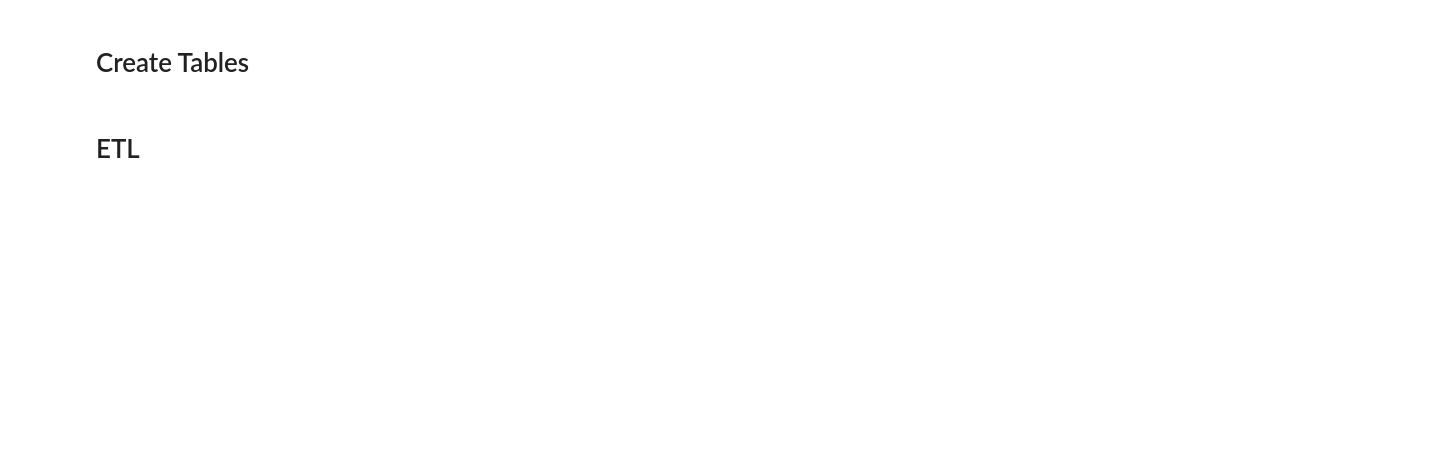
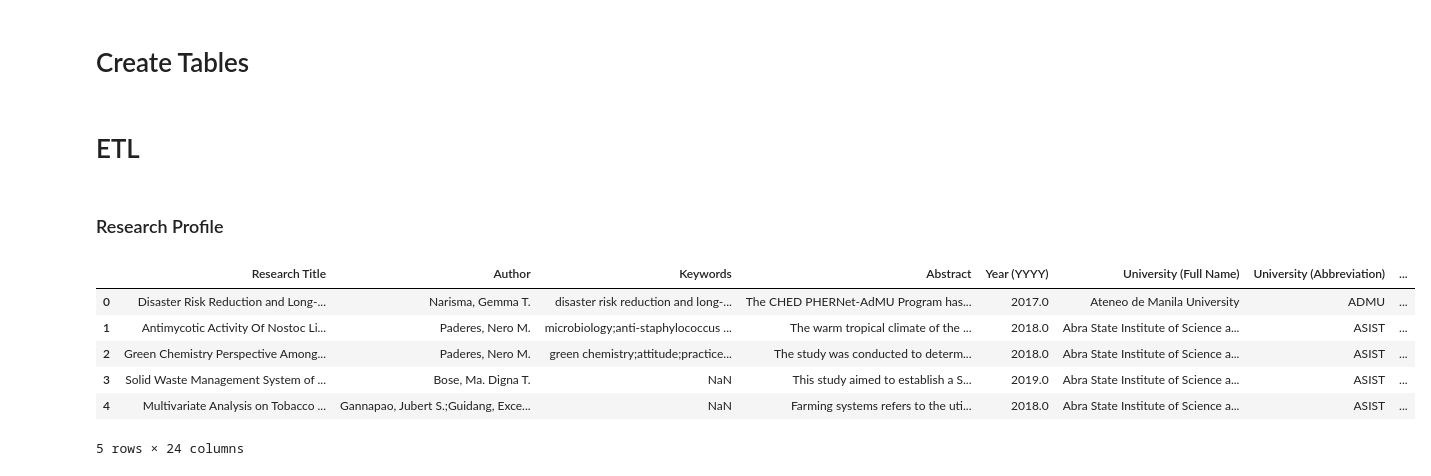
Before and after one commit to pgplarosa/herd-backend, a Jupyter notebook: notebooks/etl.ipynb, the cells around one changed output. Drawn from its saved outputs; the diff is of its cells as text; code cells hidden in the pictures; blank space fills up the shorter version.

```diff
--- a/notebooks/etl.ipynb
+++ b/notebooks/etl.ipynb
@@ -159,8 +204,19 @@ def create_tables(cur, conn):
 create_tables(cur, conn)
 # %% [markdown]
 # ETL
+# %% [markdown]
+### Research Profile
 # %%
 res_prof = pd.read_excel('../data/cleaned/research_profile.xlsx')
+display(res_prof.iloc[:, 2:-1].head())
+# %% [output]
+|  | Research Title | Author | Keywords | Abstract | Year (YYYY) | University (Full Name) | University (Abbreviation) | ... |
+| 0 | Disaster Risk Reduction and Long-... | Narisma, Gemma T. | disaster risk reduction and long-... | The CHED PHERNet-AdMU Program has... | 2017.0 | Ateneo de Manila University | ADMU | ... |
+| 1 | Antimycotic Activity Of Nostoc Li... | Paderes, Nero M. | microbiology;anti-staphylococcus ... | The warm tropical climate of the ... | 2018.0 | Abra State Institute of Science a... | ASIST | ... |
+| 2 | Green Chemistry Perspective Among... | Paderes, Nero M. | green chemistry;attitude;practice... | The study was conducted to determ... | 2018.0 | Abra State Institute of Science a... | ASIST | ... |
+| 3 | Solid Waste Management System of ... | Bose, Ma. Digna T. | NaN | This study aimed to establish a S... | 2019.0 | Abra State Institute of Science a... | ASIST | ... |
+| 4 | Multivariate Analysis on Tobacco ... | Gannapao, Jubert S.;Guidang, Exce... | NaN | Farming systems refers to the uti... | 2018.0 | Abra State Institute of Science a... | ASIST | ... |
+5 rows × 24 columns
 # %%
 def check_author_similarity(unique_authors):
     one_step_authors = unique_authors[1:]
```
Also changed, not shown: parts of 15 cells of this notebook, 10 other files.
